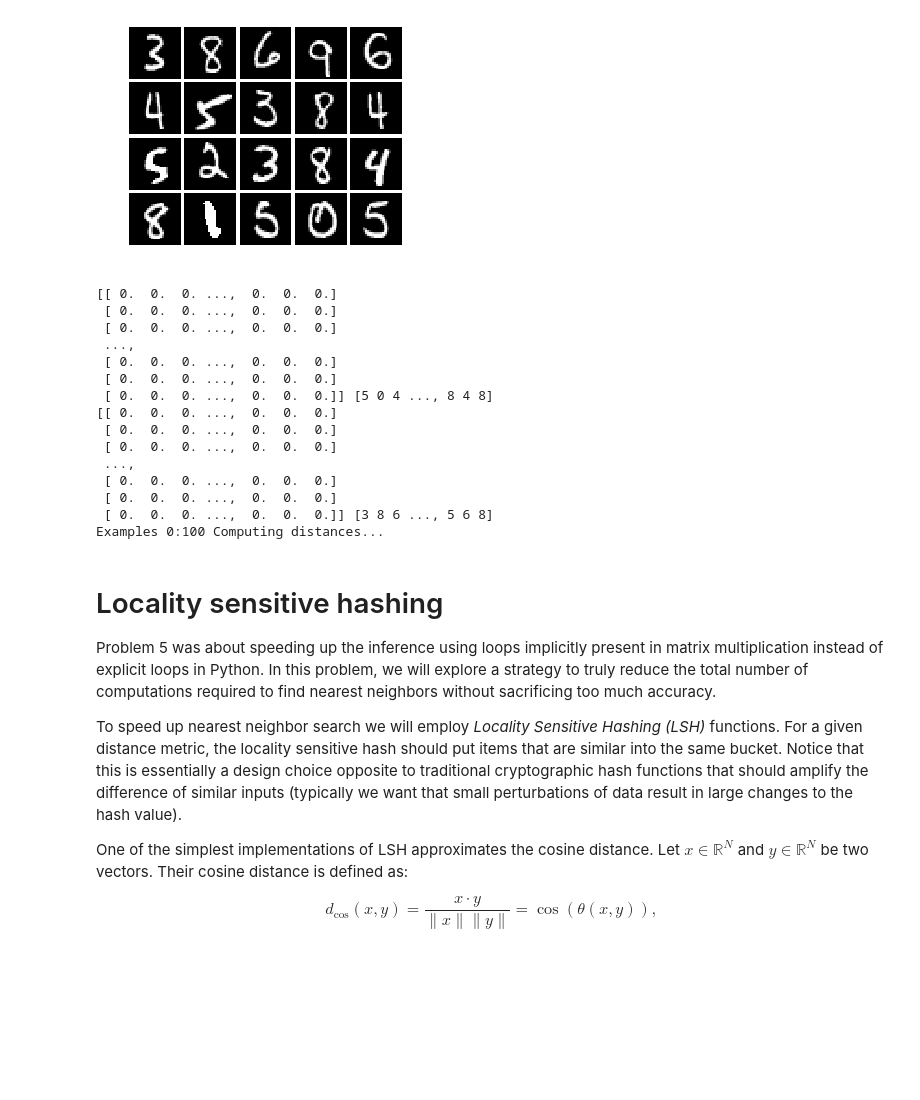
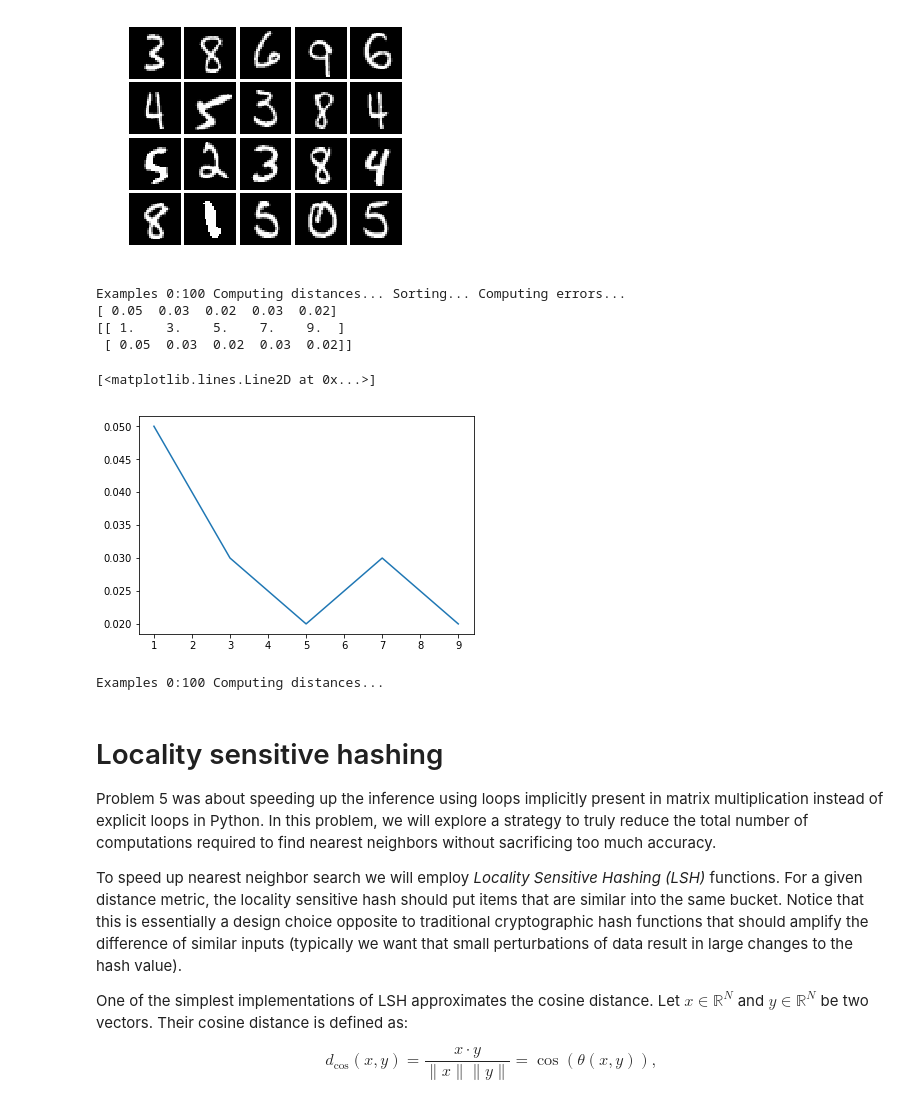
Before and after one commit to tysia2512/neural-networks, a Jupyter notebook: assignment1/Assignment1.ipynb, the cells around one changed output. Cells and saved outputs as stored; diff of their text form; code cells hidden in the pictures; blank space fills up the shorter version.

```diff
--- a/assignment1/Assignment1.ipynb
+++ b/assignment1/Assignment1.ipynb
@@ -507,4 +508,18 @@ Files already downloaded and verified
 [figure]
+# %%
+# Split train data into train and validation sets
+#Extract the data matrices
+
+mnist_train_X = np.single(mnist_train_data_uint8.reshape(len(mnist_train_data_uint8), -1))
+mnist_train_Y = mnist_train_labels_int64.ravel()
+mnist_valid_X = np.single(mnist_valid_data_uint8.reshape(len(mnist_valid_data_uint8), -1))
+mnist_valid_Y = mnist_valid_labels_int64.ravel()
+
+cifar_full_train = np.array(cifar_full_train)
+cifar_train_X = cifar_full_train[:40000, 0]
+cifar_train_Y = cifar_full_train[:40000, 1]
+cifar_valid_X = cifar_full_train[40000:, 0]
+cifar_valid_Y = cifar_full_train[40000:, 1]
 # %%
 from common.plotting import plot_mat
 
@@ -580,45 +580,21 @@ def KNN(train_X, train_Y, test_X, test_Y, ks, batch_size=100):
 # %%
 # Now find the best k on the validation set
 
-# mnist_validation_errs = KNN(
-#     mnist_train_data_uint8, mnist_train_labels_int64,
-#     mnist_valid_data_uint8, mnist_valid_labels_int64,
-#     [1, 3, 5, 7, 9])
-
-#Extract the data matrices
-
-mnist_train_X = (mnist_train_data_uint8.reshape(len(mnist_train_data_uint8), -1) / 255.0).astype(np.single)
-mnist_train_Y = mnist_train_labels_int64.ravel()
-
-mnist_valid_X = (mnist_valid_data_uint8.reshape(len(mnist_valid_data_uint8), -1) / 255.0).astype(np.single)
-mnist_valid_Y = mnist_valid_labels_int64.ravel()
-
-print(mnist_train_X, mnist_train_Y)
-print(mnist_valid_X, mnist_valid_Y)
 mnist_validation_errs = KNN(
     mnist_train_X[:10000], mnist_train_Y[:10000],
-    mnist_valid_X[:500], mnist_valid_Y[:500],
+    mnist_valid_X[:100], mnist_valid_Y[:100],
     [1, 3, 5, 7, 9])
 
 print(mnist_validation_errs)
 
 plot(mnist_validation_errs[0, :], mnist_validation_errs[1, :])
 # %% [output]
-[[ 0.  0.  0. ...,  0.  0.  0.]
- [ 0.  0.  0. ...,  0.  0.  0.]
- [ 0.  0.  0. ...,  0.  0.  0.]
- ...,
- [ 0.  0.  0. ...,  0.  0.  0.]
- [ 0.  0.  0. ...,  0.  0.  0.]
- [ 0.  0.  0. ...,  0.  0.  0.]] [5 0 4 ..., 8 4 8]
-[[ 0.  0.  0. ...,  0.  0.  0.]
- [ 0.  0.  0. ...,  0.  0.  0.]
- [ 0.  0.  0. ...,  0.  0.  0.]
- ...,
- [ 0.  0.  0. ...,  0.  0.  0.]
- [ 0.  0.  0. ...,  0.  0.  0.]
- [ 0.  0.  0. ...,  0.  0.  0.]] [3 8 6 ..., 5 6 8]
-Examples 0:100 Computing distances...
+Examples 0:100 Computing distances... Sorting... Computing errors...
+[ 0.05  0.03  0.02  0.03  0.02]
+[[ 1.    3.    5.    7.    9.  ]
+ [ 0.05  0.03  0.02  0.03  0.02]]
+[<matplotlib.lines.Line2D at 0x...>]
+[figure, added]
 # %%
 # Now use the best k to compute the test error
 
@@ -640,3 +612,16 @@ print("When k=%d the test error rate is %.1f%%" %
+# %%
+# Now find the best k on the validation set
+
+cifar_validation_errs = KNN(
+    cifar_train_X[:10000], cifar_train_Y[:10000],
+    cifar_valid_X[:100], cifar_valid_Y[:100],
+    [1, 3, 5, 7, 9])
+
+print(cifar_validation_errs)
+
+plot(cifar_validation_errs[0, :], cifar_validation_errs[1, :])
+# %% [output]
+Examples 0:100 Computing distances...
 # %% [markdown]
 # Locality sensitive hashing
 
```
Also changed, not shown: parts of 4 cells of this notebook, 1 other file.
